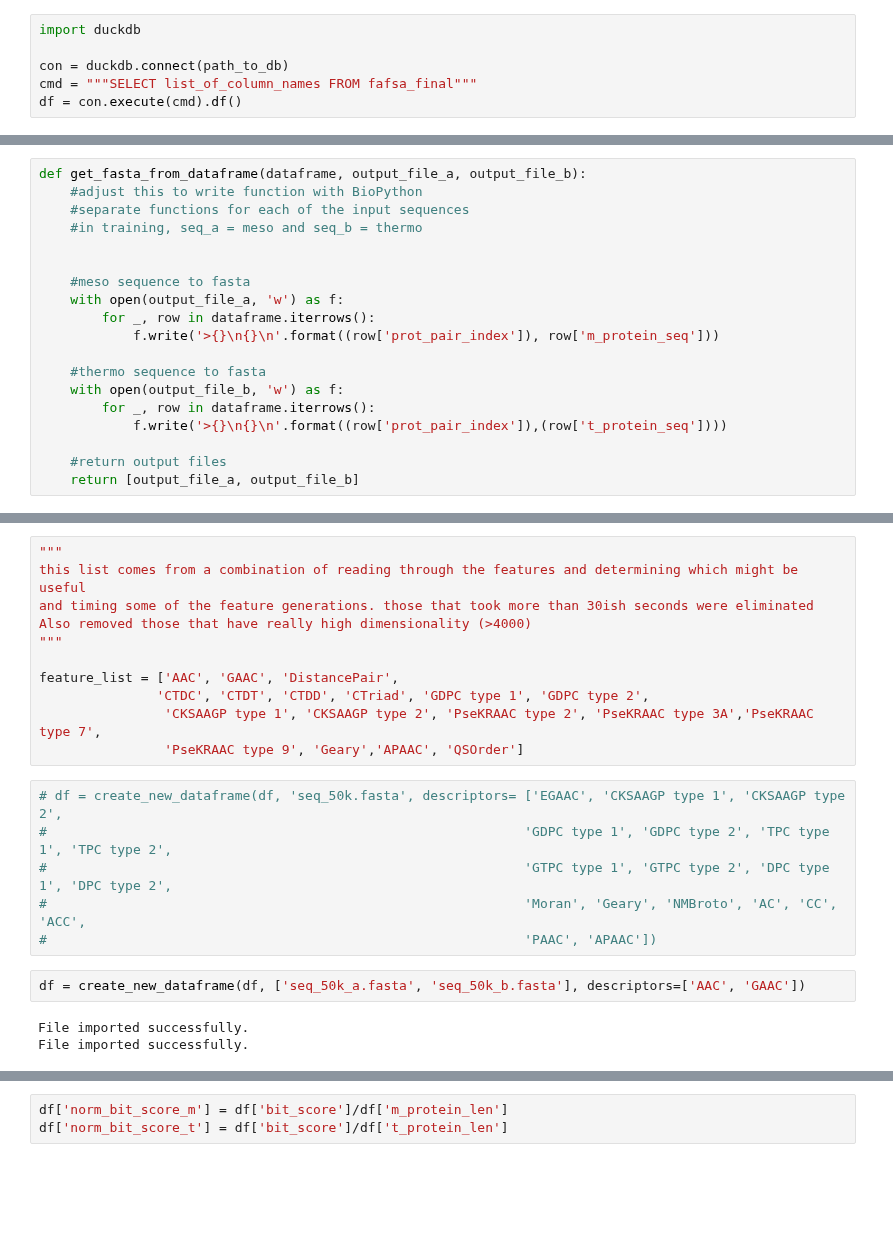
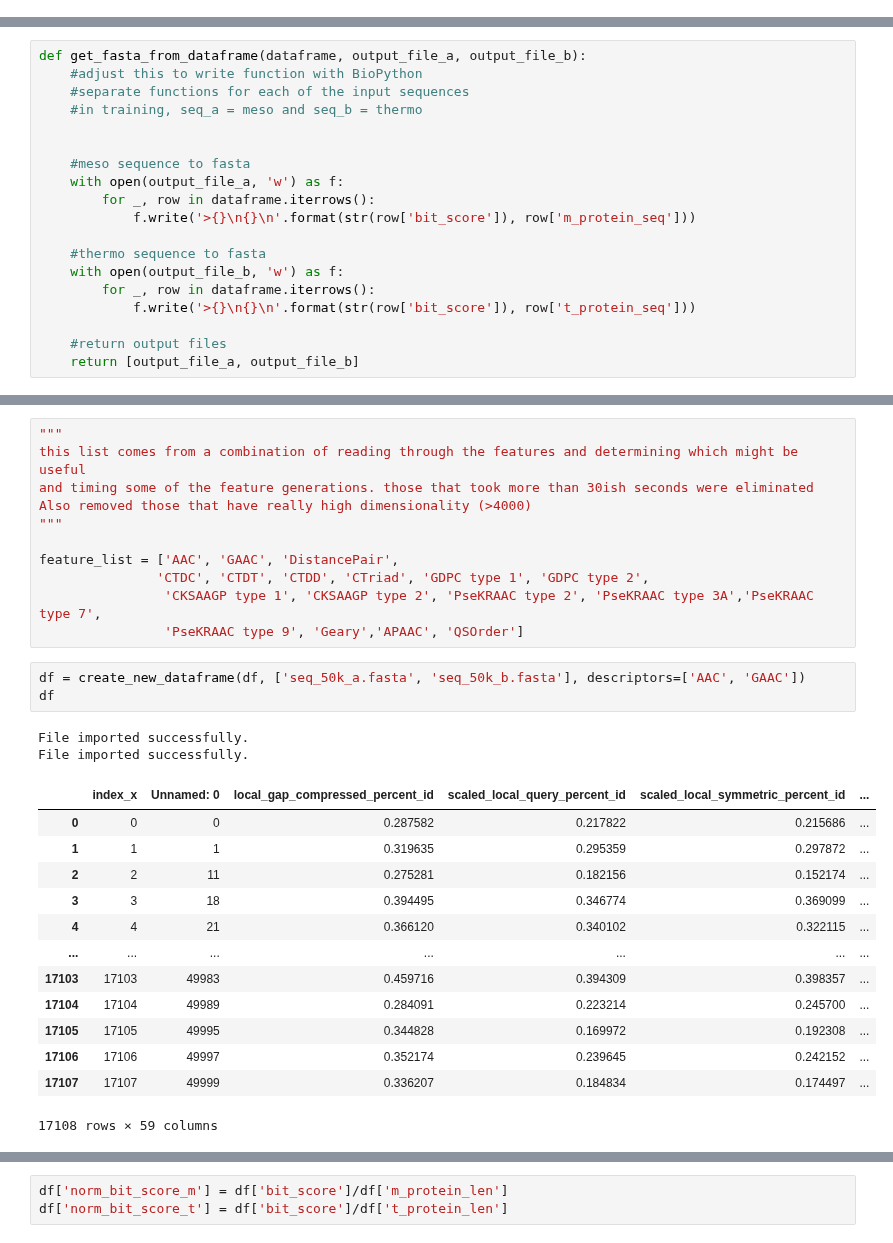
Before and after one commit to learn2therm/PairProphet, a Jupyter notebook: notebooks/iFeature_feature_selection.ipynb, the cells around one changed output, grey strips where cells are left out. Cells and saved outputs as stored; diff of their text form; blank space fills up the shorter version.

```diff
--- a/notebooks/iFeature_feature_selection.ipynb
+++ b/notebooks/iFeature_feature_selection.ipynb
@@ -11,9 +11,3 @@ To do:
 6) log(ratio) for proteins approacing zero or infinity
     take distributions to assess for this.
     Update -- taking log and then droping infinites and NaN improves score to 0.86 <-- cannot repeat this
-# %%
-import duckdb
-
-con = duckdb.connect(path_to_db)
-cmd = """SELECT list_of_column_names FROM fafsa_final"""
-df = con.execute(cmd).df()
@@ -65,12 +53,12 @@ def get_fasta_from_dataframe(dataframe, output_file_a, output_file_b):
     #meso sequence to fasta
     with open(output_file_a, 'w') as f:
         for _, row in dataframe.iterrows():
-            f.write('>{}\n{}\n'.format((row['prot_pair_index']), row['m_protein_seq']))
+            f.write('>{}\n{}\n'.format(str(row['bit_score']), row['m_protein_seq']))
 
     #thermo sequence to fasta
     with open(output_file_b, 'w') as f:
         for _, row in dataframe.iterrows():
-            f.write('>{}\n{}\n'.format((row['prot_pair_index']),(row['t_protein_seq'])))
+            f.write('>{}\n{}\n'.format(str(row['bit_score']), row['t_protein_seq']))
 
     #return output files
     return [output_file_a, output_file_b]
@@ -324,15 +328,23 @@ feature_list = ['AAC', 'GAAC', 'DistancePair',
                'CTDC', 'CTDT', 'CTDD', 'CTriad', 'GDPC type 1', 'GDPC type 2',
                 'CKSAAGP type 1', 'CKSAAGP type 2', 'PseKRAAC type 2', 'PseKRAAC type 3A','PseKRAAC type 7',
                 'PseKRAAC type 9', 'Geary','APAAC', 'QSOrder']
-# %%
-# df = create_new_dataframe(df, 'seq_50k.fasta', descriptors= ['EGAAC', 'CKSAAGP type 1', 'CKSAAGP type 2',
-#                                                             'GDPC type 1', 'GDPC type 2', 'TPC type 1', 'TPC type 2',
-#                                                             'GTPC type 1', 'GTPC type 2', 'DPC type 1', 'DPC type 2',
-#                                                             'Moran', 'Geary', 'NMBroto', 'AC', 'CC', 'ACC',
-#                                                             'PAAC', 'APAAC'])
 # %%
 df = create_new_dataframe(df, ['seq_50k_a.fasta', 'seq_50k_b.fasta'], descriptors=['AAC', 'GAAC'])
+df
 # %% [output]
 File imported successfully.
 File imported successfully.
+|  | index_x | Unnamed: 0 | local_gap_compressed_percent_id | scaled_local_query_percent_id | scaled_local_symmetric_percent_id | ... |
+| 0 | 0 | 0 | 0.287582 | 0.217822 | 0.215686 | ... |
+| 1 | 1 | 1 | 0.319635 | 0.295359 | 0.297872 | ... |
+| 2 | 2 | 11 | 0.275281 | 0.182156 | 0.152174 | ... |
+| 3 | 3 | 18 | 0.394495 | 0.346774 | 0.369099 | ... |
+| 4 | 4 | 21 | 0.366120 | 0.340102 | 0.322115 | ... |
+| ... | ... | ... | ... | ... | ... | ... |
+| 17103 | 17103 | 49983 | 0.459716 | 0.394309 | 0.398357 | ... |
+| 17104 | 17104 | 49989 | 0.284091 | 0.223214 | 0.245700 | ... |
+| 17105 | 17105 | 49995 | 0.344828 | 0.169972 | 0.192308 | ... |
+| 17106 | 17106 | 49997 | 0.352174 | 0.239645 | 0.242152 | ... |
+| 17107 | 17107 | 49999 | 0.336207 | 0.184834 | 0.174497 | ... |
+17108 rows × 59 columns
 # %%
```
Also changed, not shown: parts of 9 cells of this notebook.
